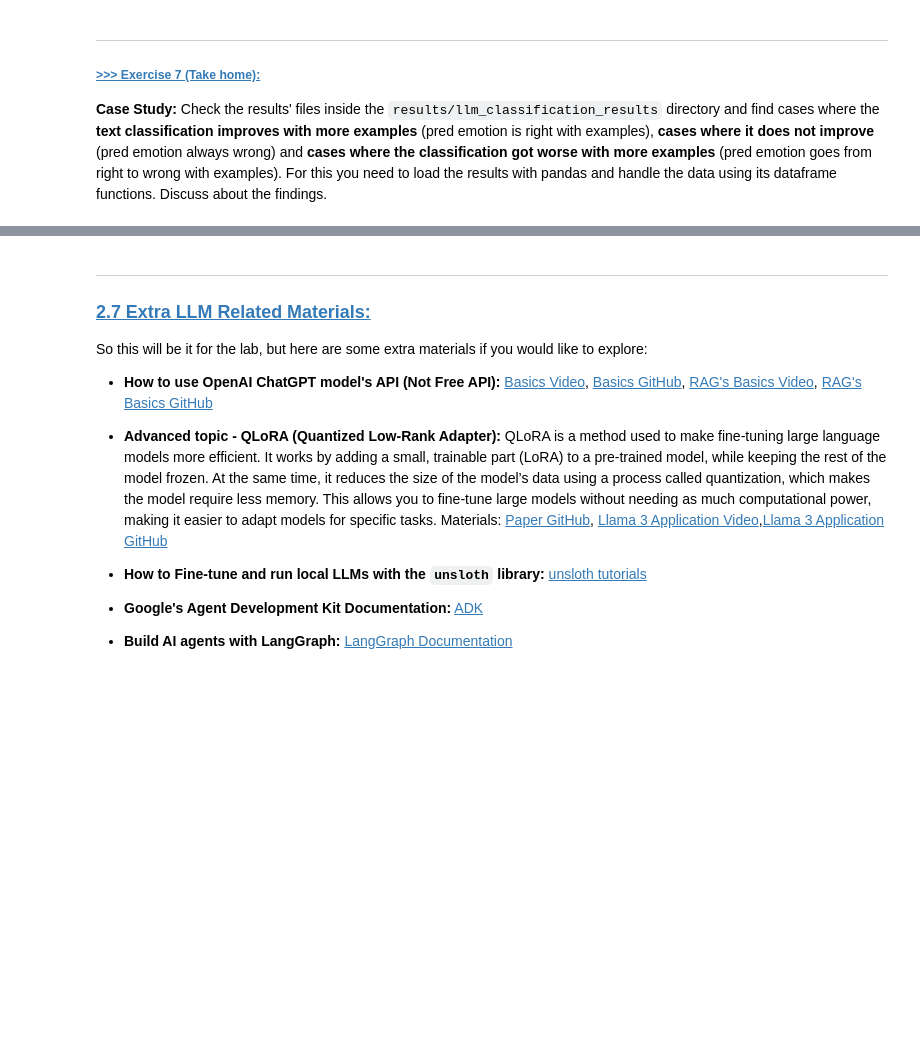
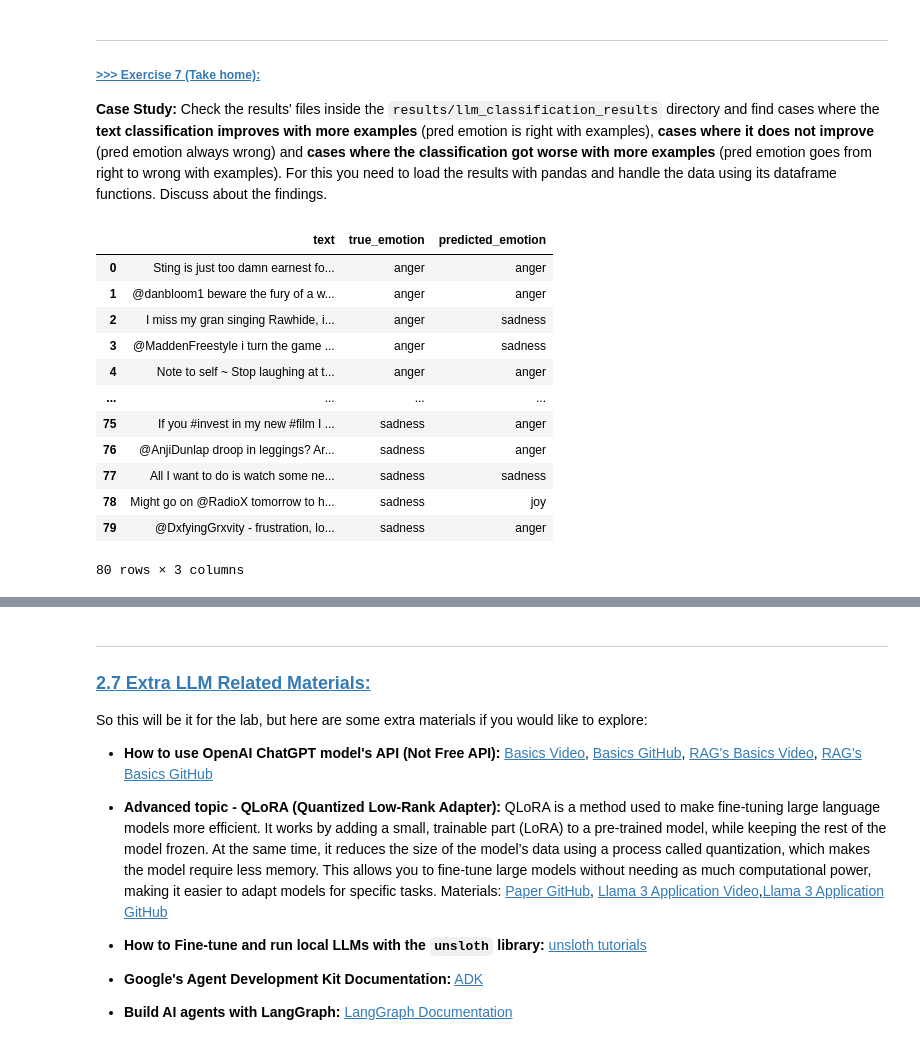
Before and after one commit to Magui4321/DM2025-Lab2-Exercise, a Jupyter notebook: DM2025-Lab2-Master-Phase_2_Main.ipynb, the cells around one changed output, grey strips where cells are left out. Cells and saved outputs as stored; diff of their text form; code cells hidden in the pictures; blank space fills up the shorter version.

```diff
--- a/DM2025-Lab2-Master-Phase_2_Main.ipynb
+++ b/DM2025-Lab2-Master-Phase_2_Main.ipynb
@@ -1624,0 +1724,17 @@ Compare and discuss the overall results of the zero-shot, 1-shot and 5-shot clas
+# %%
+zero_df = pd.read_csv("./results/llm_classification_results/results_samples_20_shots_0.csv")
+zero_df
+# %% [output]
+|  | text | true_emotion | predicted_emotion |
+| 0 | Sting is just too damn earnest fo... | anger | anger |
+| 1 | @danbloom1 beware the fury of a w... | anger | anger |
+| 2 | I miss my gran singing Rawhide, i... | anger | sadness |
+| 3 | @MaddenFreestyle i turn the game ... | anger | sadness |
+| 4 | Note to self ~ Stop laughing at t... | anger | anger |
+| ... | ... | ... | ... |
+| 75 | If you #invest in my new #film I ... | sadness | anger |
+| 76 | @AnjiDunlap droop in leggings? Ar... | sadness | anger |
+| 77 | All I want to do is watch some ne... | sadness | sadness |
+| 78 | Might go on @RadioX tomorrow to h... | sadness | joy |
+| 79 | @DxfyingGrxvity - frustration, lo... | sadness | anger |
+80 rows × 3 columns
```
Also changed, not shown: parts of 19 cells of this notebook, 6 other files.
